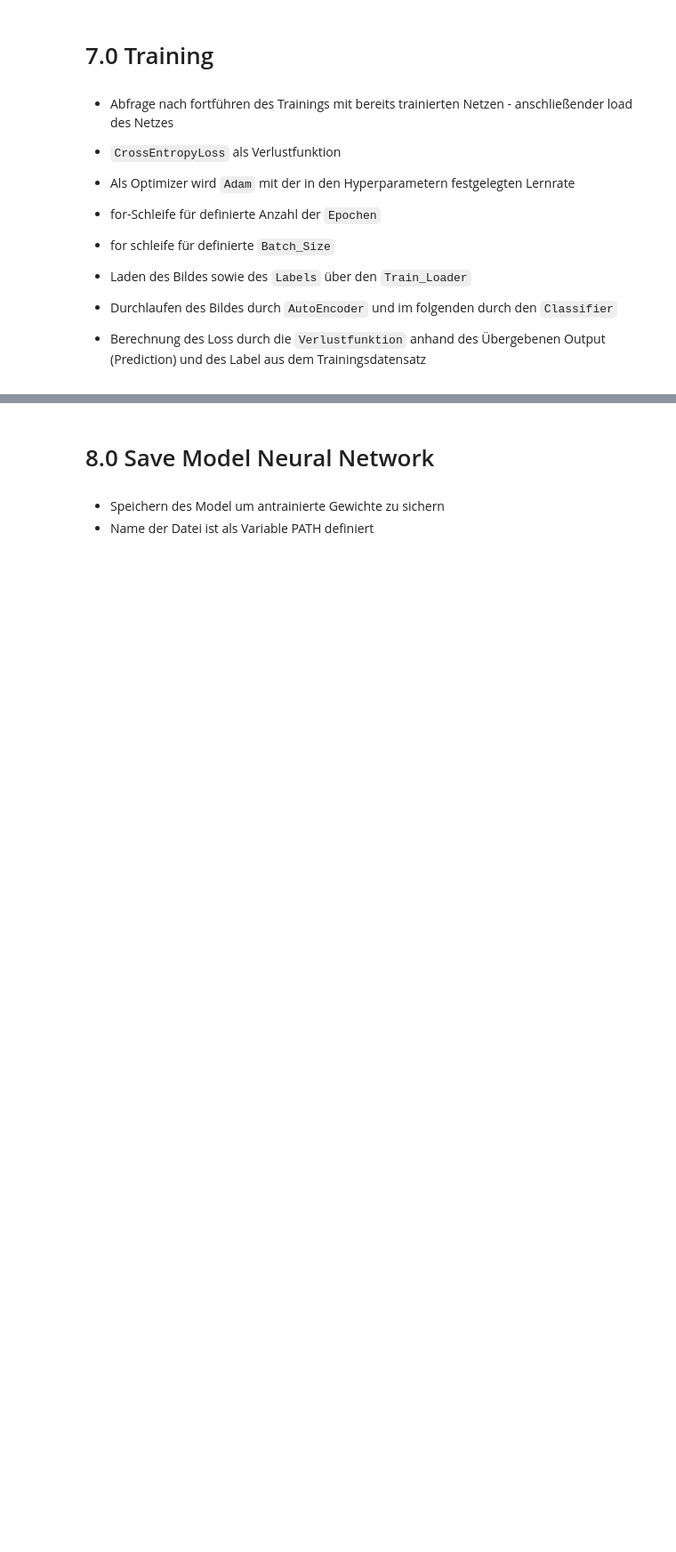
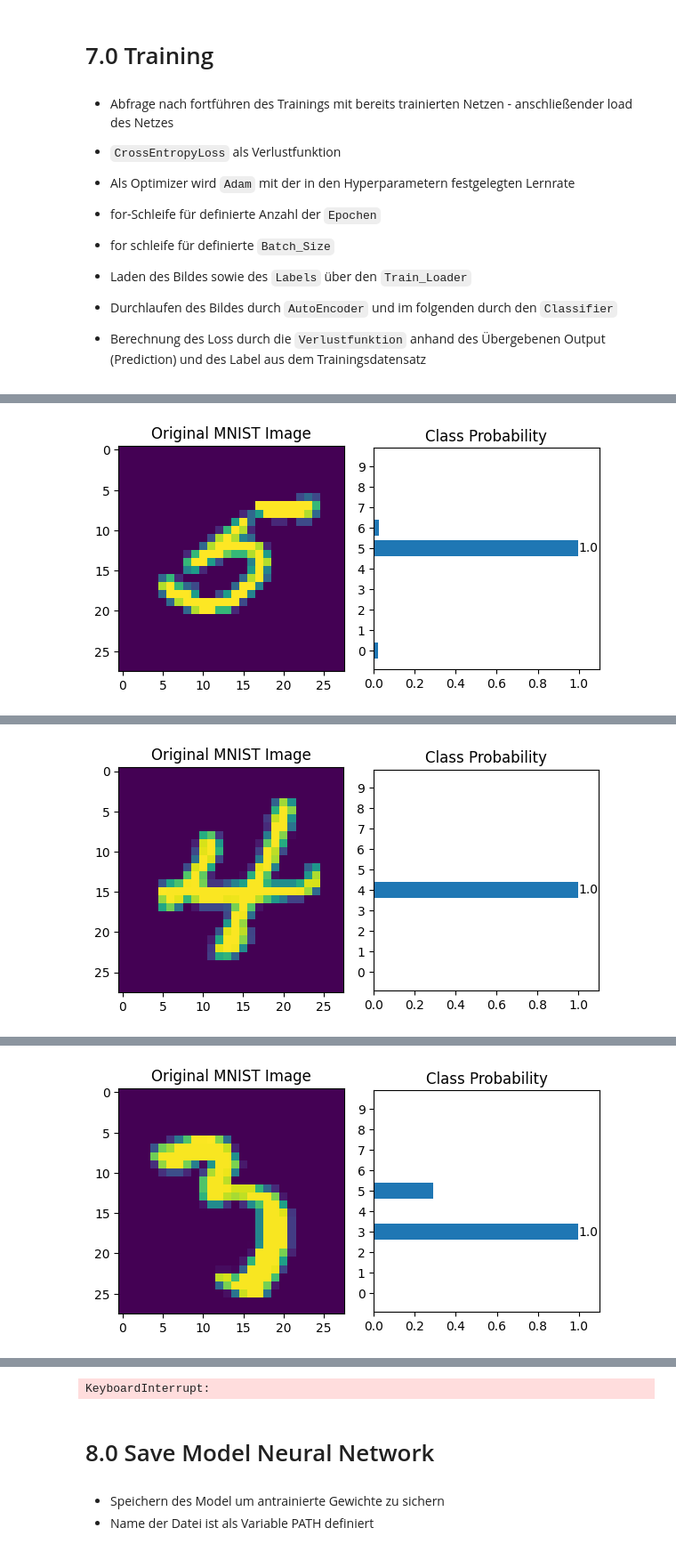
Before and after one commit to HSD-KI-DS-Project-23/PyTorch-Project, a Jupyter notebook: Classification/Run Image classification.ipynb, the cells around one changed output, grey strips where cells are left out. Shown at 89% size. Cells and saved outputs as stored; diff of their text form; code cells hidden in the pictures; blank space fills up the shorter version.

```diff
--- a/Classification/Run Image classification.ipynb
+++ b/Classification/Run Image classification.ipynb
@@ -47,7 +49,7 @@ hidden_dim = 128
 batch_size = 8
 
 num_epochs = 2
-learn_rate = 0.0003
+learn_rate = 0.0002
 # %% [markdown]
 # 4.0 Load Data
 #####
@@ -123,7 +125,7 @@ from classes.imageclassification.classification import MNIST_Classification_Clas
 #Define AutoEncoder Model and use encoder
 
 ModelAE = AutoEncoderCNN().to(device)
-ModelAE = torch.load("ep40.pth", map_location=device)
+ModelAE = torch.load("ep2.pth", map_location=device)
 
 ModelAE.eval()
 
@@ -146,7 +148,7 @@ Model_Classifier = MNIST_Classification_Class(input_size, hidden_dim).to(device)
 def view_classifications(img,pred):
     pred = pred.cpu().data.numpy().squeeze()
 
-    fig, (ax1, ax2, ax3) = plt.subplots(figsize=(6,9), ncols=2)
+    fig, (ax1, ax2) = plt.subplots(figsize=(6,9), ncols=2)
     ax1.imshow(img.resize_(1, 28, 28).cpu().numpy().squeeze())
     ax1.set_title('Original MNIST Image')
 
@@ -185,7 +187,7 @@ continue_training = True
 PATH = "classification_model.pth"
 
 if continue_training:
-    ModelClassification = torch.load(PATH).to(device)
+    Model_Classifier = torch.load(PATH).to(device)
 
 #criterion / lf
 criterion = nn.CrossEntropyLoss()
@@ -208,7 +210,7 @@ for epoch in range(num_epochs):
 
         if batch_id %512 == 0:
             print('Image:',batch_id+1,'of',60000/batch_size,'in Epoche:',epoch+1,'// Loss: %.5f ' % loss)
-            # view_classifications(Bild[0].cpu().view(1,28,28),output[0])
+            view_classifications(Bild[0].cpu().view(1,28,28),output[0])
 
 
         optimizer.zero_grad()
@@ -217,3 +219,4 @@ for epoch in range(num_epochs):
         optimizer.step()
 
     print('Epoche:',epoch+1, 'Loss: %.5f ' % loss)
+# %% [output]
@@ -219,0 +224 @@ for epoch in range(num_epochs):
+[figure, added]
@@ -219,0 +226 @@ for epoch in range(num_epochs):
+[figure, added]
@@ -219,0 +228 @@ for epoch in range(num_epochs):
+[figure, added]
@@ -220,3 +235,4 @@ for epoch in range(num_epochs):
+KeyboardInterrupt:
 # %% [markdown]
 # 8.0 Save Model Neural Network
 
```
Also changed, not shown: parts of 2 cells of this notebook, 9 other files.
